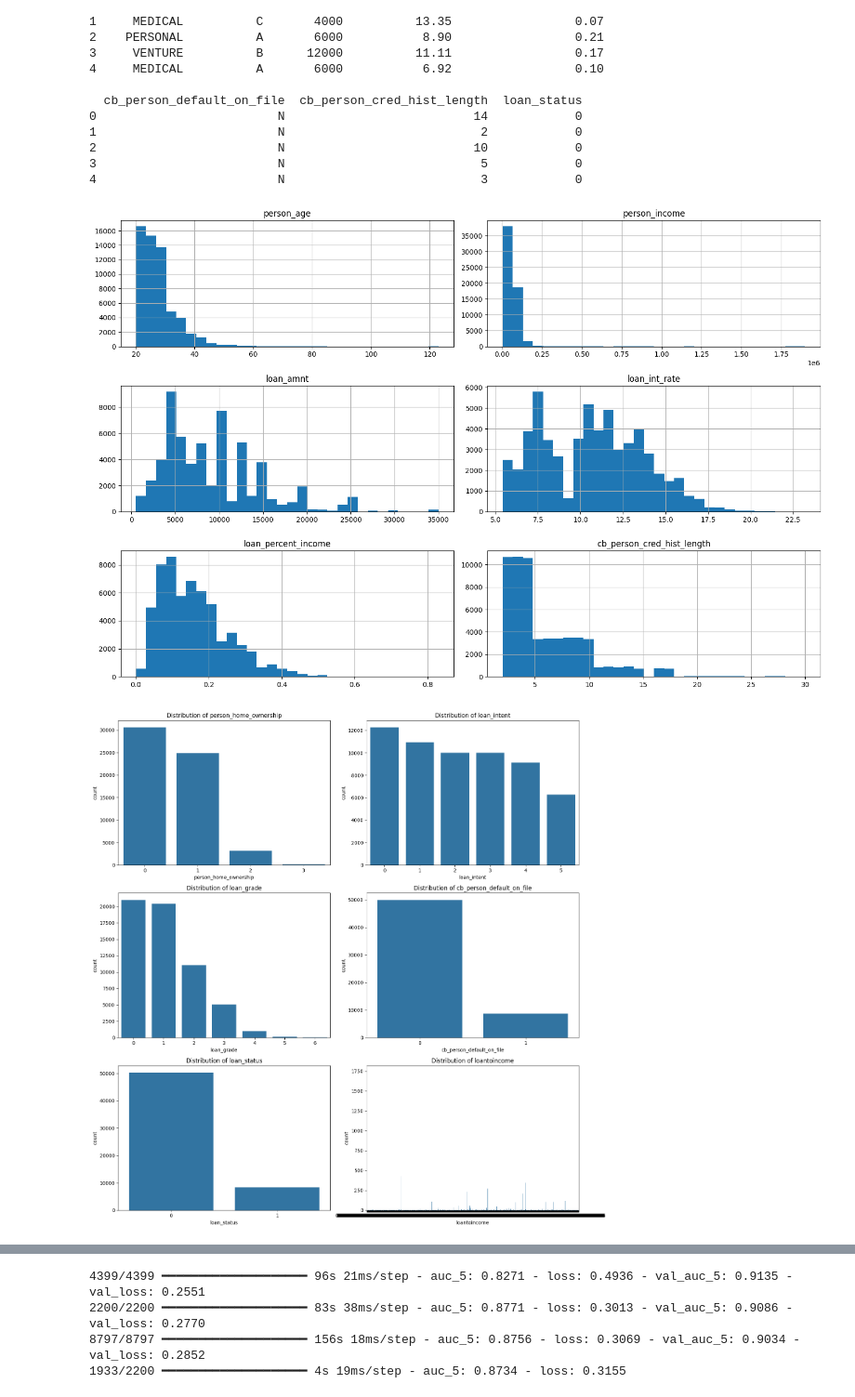
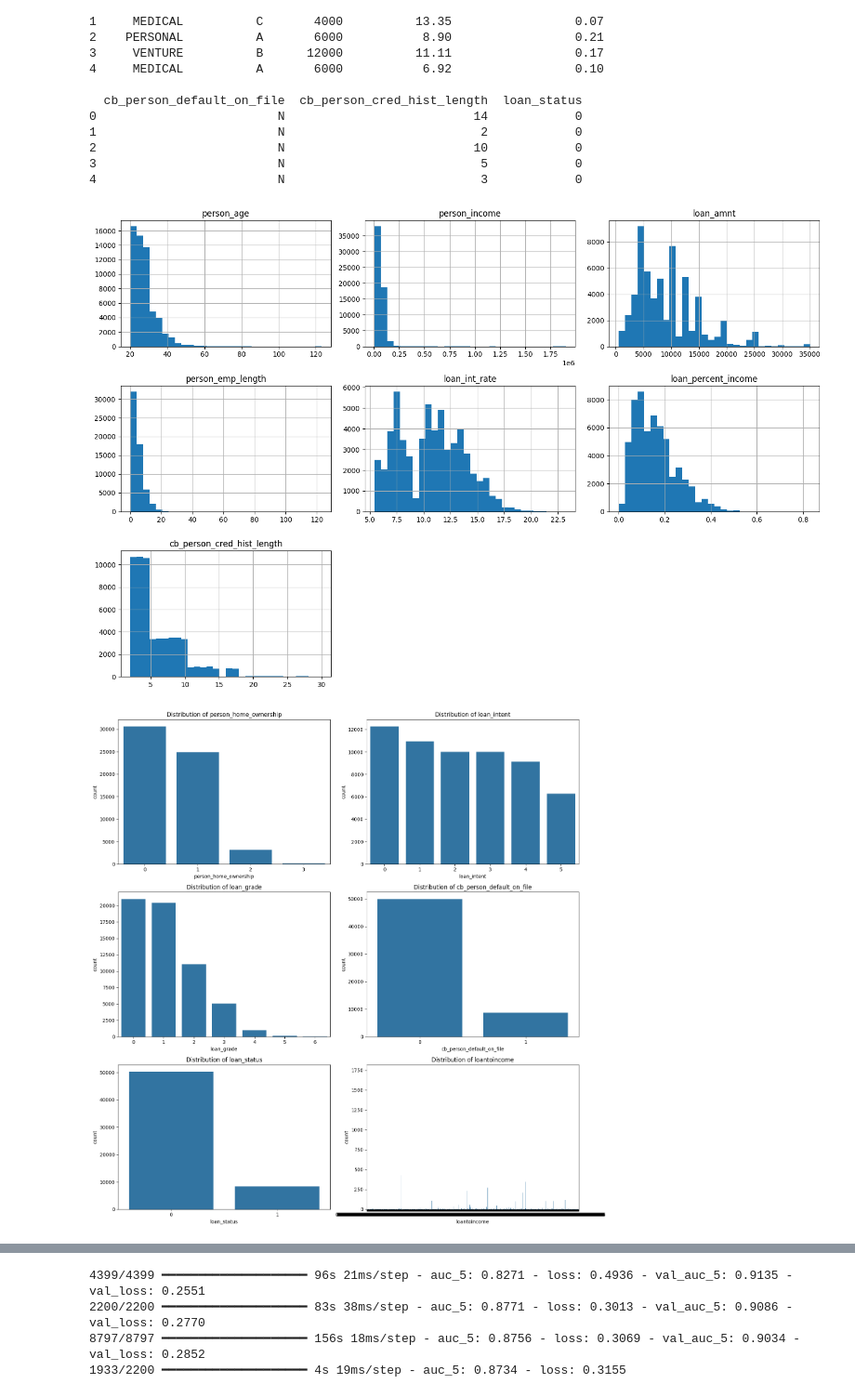
Before and after one commit to Dxuian/ml, a Jupyter notebook: resume/a.ipynb, the cells around one changed output, grey strips where cells are left out. Shown at 93% size. Cells and saved outputs as stored; diff of their text form; code cells hidden in the pictures.

```diff
--- a/resume/a.ipynb
+++ b/resume/a.ipynb
@@ -95,35 +104,35 @@ train["person_home_ownership_income"] = pd.Series(pd.factorize((train["person_ho
 # Plot histograms for numerical columns
 numerical_columns = ['person_age', 'person_income', 'loan_amnt',"person_emp_length" ,'loan_int_rate', 'loan_percent_income', 'cb_person_cred_hist_length']
 train[numerical_columns].hist(bins=30, figsize=(15, 10))
 plt.tight_layout()
 plt.show()
 
 # Plot count plots for categorical columns
 categorical_columns = ['person_home_ownership', 'loan_intent', 'loan_grade', 'cb_person_default_on_file', 'loan_status']
 categorical_features = [
     "loantoincome",
     "loan_percent_incometoincome",
     "person_age_to_person_income",
     "person_emp_length_to_person_age",
     "loan_int_rate_to_loan_amnt",
     # "person_emp_length",
     # "loan_int_rate",
     # "loan_percent_income",
     "person_home_ownership_income"
 ]
 for col in categorical_features:
     categorical_columns.append(col)
 fig, axes = plt.subplots(3, 2, figsize=(15, 15))  # Adjusted to 3x2 grid
 for ax, col in zip(axes.flatten(), categorical_columns):
     sns.countplot(data=train, x=col, ax=ax)
     ax.set_title(f'Distribution of {col}')
 plt.tight_layout()
 plt.show()
 
-
+features = numerical_columns + categorical_columns
 # Define the preprocessing for numerical and categorical features
 # %% [output]
-[figure, old version]
+[figure, new version]
 [figure]
 # %%
 import numpy as np
```
Also changed, not shown: parts of 2 cells of this notebook, 13 other files.
